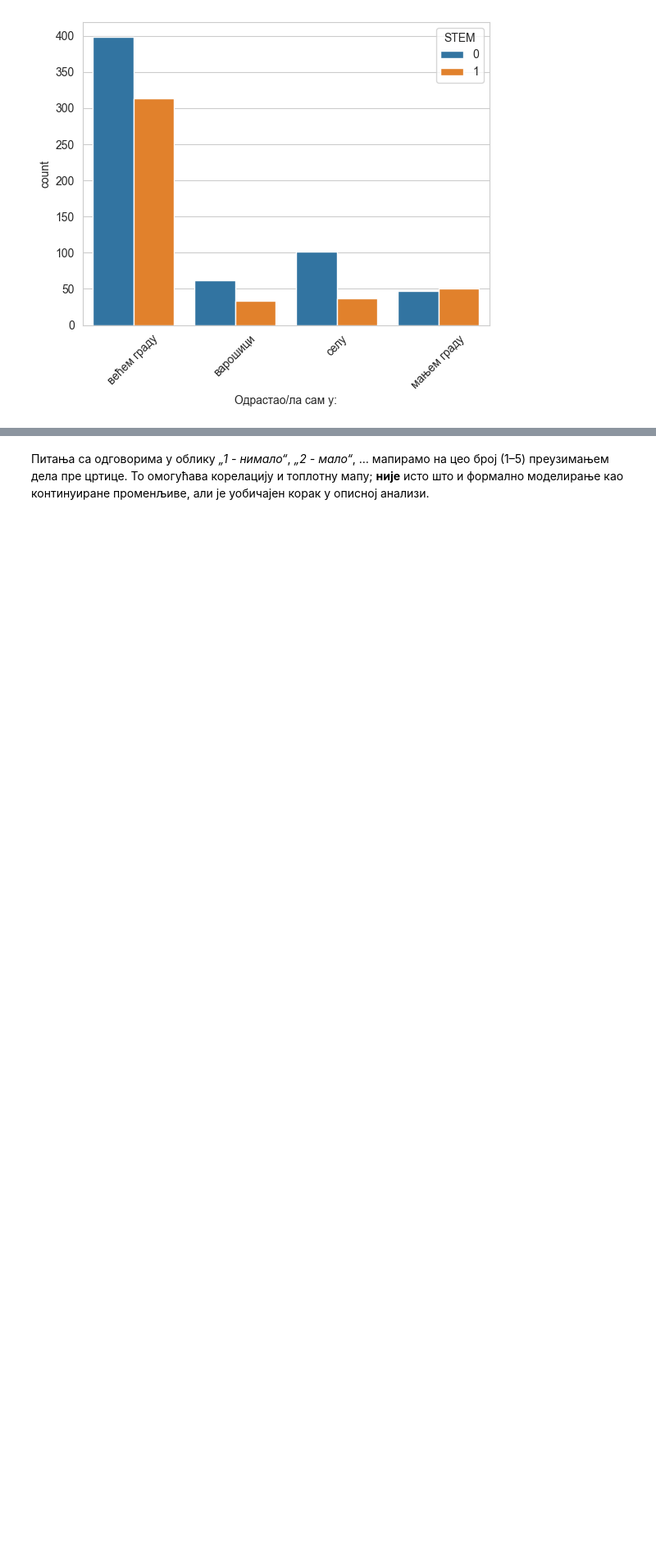
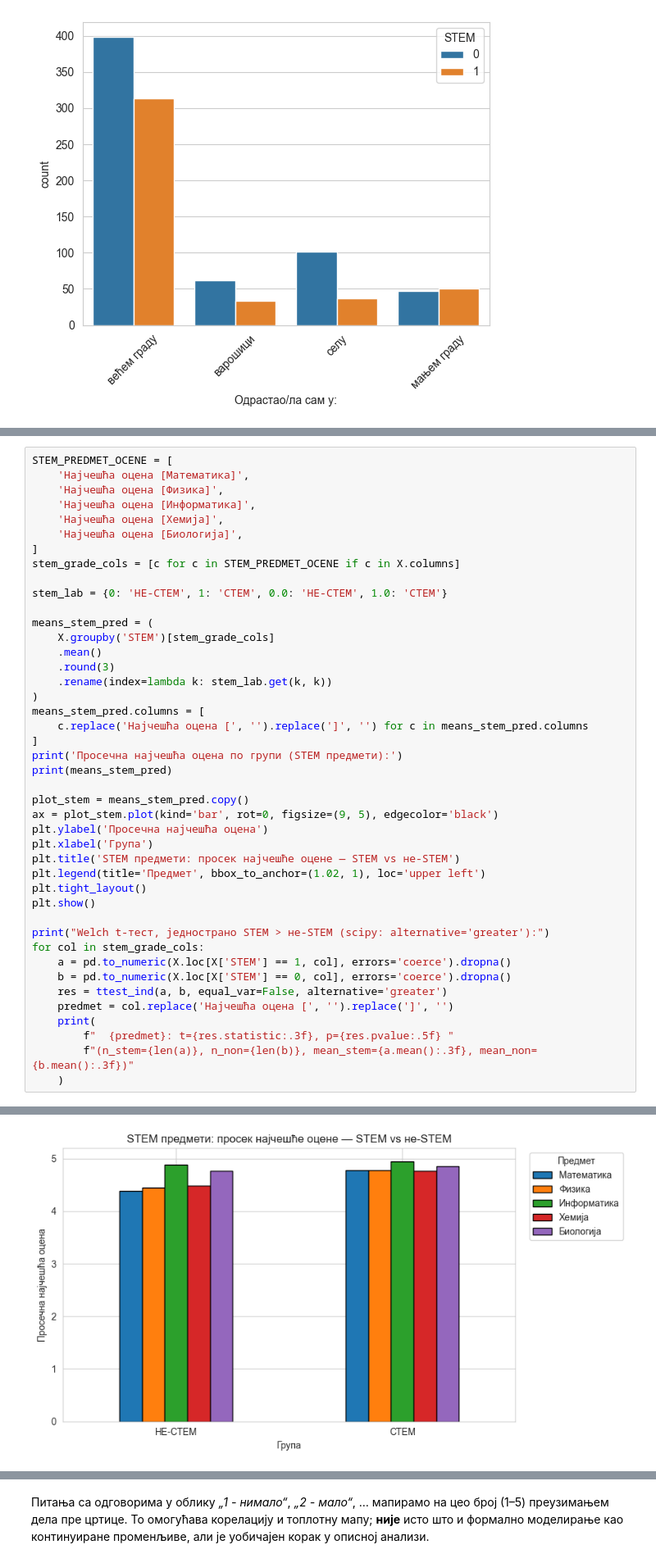
Before and after one commit to tdjokovic/stem_factors, a Jupyter notebook: stem_factors.ipynb, the cells around one changed output, grey strips where cells are left out. Shown at 82% size. Drawn from its saved outputs; the diff is of its cells as text; blank space fills up the shorter version.

```diff
--- a/stem_factors.ipynb
+++ b/stem_factors.ipynb
@@ -223,0 +280,44 @@ plt.show()
+# %%
+STEM_PREDMET_OCENE = [
+    'Најчешћа оцена [Математика]',
+    'Најчешћа оцена [Физика]',
+    'Најчешћа оцена [Информатика]',
+    'Најчешћа оцена [Хемија]',
+    'Најчешћа оцена [Биологија]',
+]
+stem_grade_cols = [c for c in STEM_PREDMET_OCENE if c in X.columns]
+
+stem_lab = {0: 'НЕ-СТЕМ', 1: 'СТЕМ', 0.0: 'НЕ-СТЕМ', 1.0: 'СТЕМ'}
+
+means_stem_pred = (
+    X.groupby('STEM')[stem_grade_cols]
+    .mean()
+    .round(3)
+    .rename(index=lambda k: stem_lab.get(k, k))
+)
+means_stem_pred.columns = [
+    c.replace('Најчешћа оцена [', '').replace(']', '') for c in means_stem_pred.columns
+]
+print('Просечна најчешћа оцена по групи (STEM предмети):')
+print(means_stem_pred)
+
+plot_stem = means_stem_pred.copy()
+ax = plot_stem.plot(kind='bar', rot=0, figsize=(9, 5), edgecolor='black')
+plt.ylabel('Просечна најчешћа оцена')
+plt.xlabel('Група')
+plt.title('STEM предмети: просек најчешће оцене — STEM vs не-STEM')
+plt.legend(title='Предмет', bbox_to_anchor=(1.02, 1), loc='upper left')
+plt.tight_layout()
+plt.show()
+
+print("Welch t-тест, једнострано STEM > не-STEM (scipy: alternative='greater'):")
+for col in stem_grade_cols:
+    a = pd.to_numeric(X.loc[X['STEM'] == 1, col], errors='coerce').dropna()
+    b = pd.to_numeric(X.loc[X['STEM'] == 0, col], errors='coerce').dropna()
+    res = ttest_ind(a, b, equal_var=False, alternative='greater')
+    predmet = col.replace('Најчешћа оцена [', '').replace(']', '')
+    print(
+        f"  {predmet}: t={res.statistic:.3f}, p={res.pvalue:.5f} "
+        f"(n_stem={len(a)}, n_non={len(b)}, mean_stem={a.mean():.3f}, mean_non={b.mean():.3f})"
+    )
+# %% [output]
@@ -223,0 +329 @@ plt.show()
+[figure, added]
```
Also changed, not shown: parts of 24 cells of this notebook, 1 other file.
